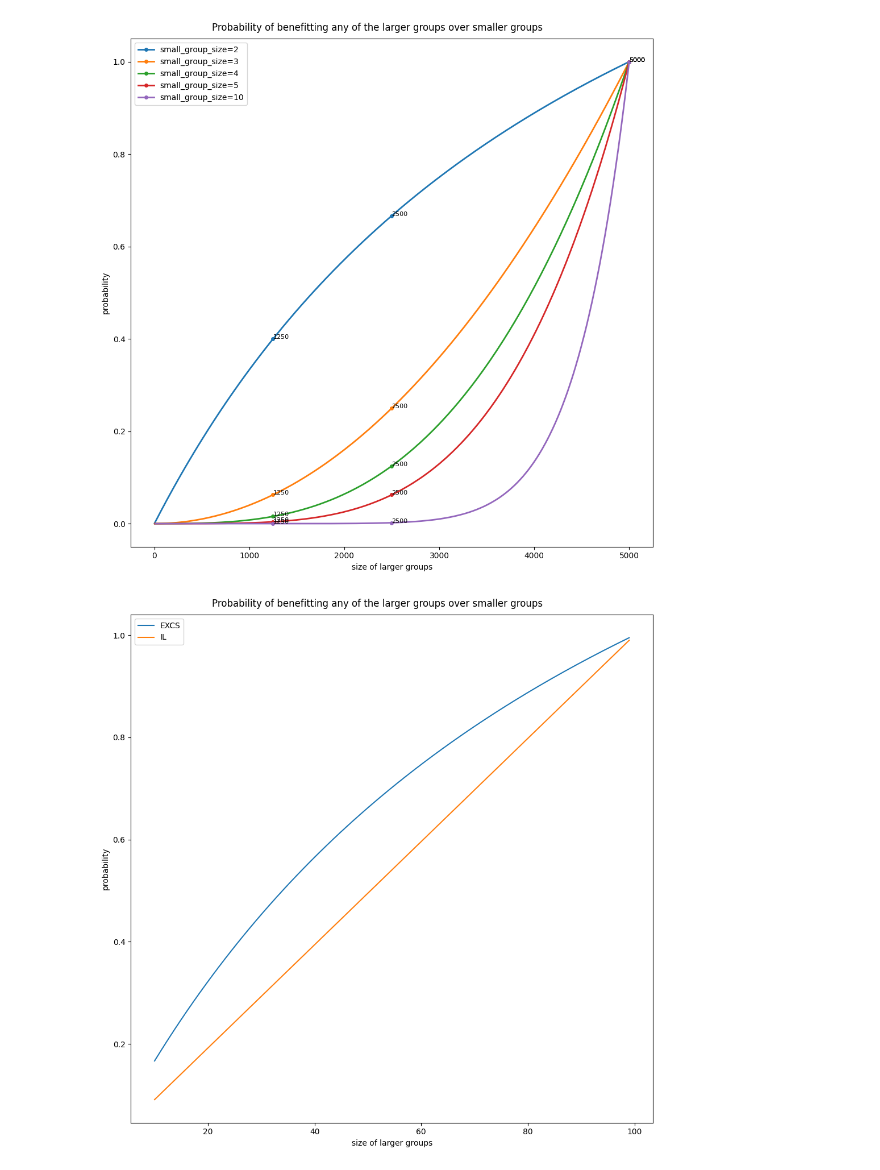
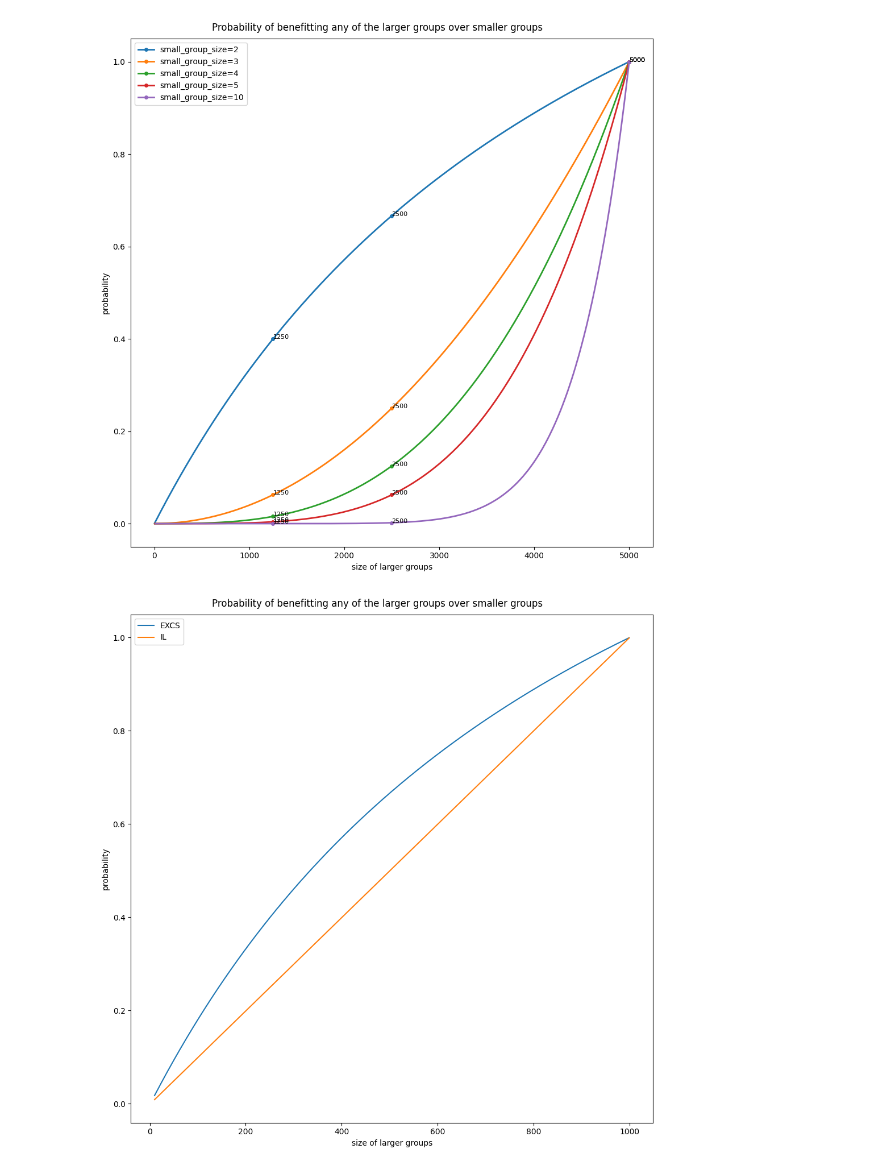
Before and after one commit to jpcars/lotteries, a Jupyter notebook: notebooks/create_plots.ipynb, the cells around one changed output. Saved outputs shown, nothing was run; the diff lists cells and outputs as text; code cells hidden in the pictures.

Commit message:
added vongs other example

```diff
--- a/notebooks/create_plots.ipynb
+++ b/notebooks/create_plots.ipynb
@@ -44,14 +44,14 @@ ax.legend();
 # %%
 fig, ax = plt.subplots(1,1,figsize=(10,10))
 fig.suptitle("Probability of benefitting any of the larger groups over smaller groups")
 ax.set_xlabel("size of larger groups")
 ax.set_ylabel("probability")
-claimants = 100
+claimants = 1000
 small_group_size = 2
 x = range(10,claimants)
-ax.plot(list(x), [probability(claimants, group_size_coarse=large_group_size, group_size_fine = small_group_size) for large_group_size in x], label=f"EXCS")
-ax.plot(list(x), [probability(claimants, group_size_coarse=large_group_size, group_size_fine = small_group_size, lottery='IL') for large_group_size in x], label=f"IL")
+ax.plot(list(x), [vong_example_1(claimants, group_size_coarse=large_group_size, group_size_fine = small_group_size) for large_group_size in x], label=f"EXCS")
+ax.plot(list(x), [vong_example_1(claimants, group_size_coarse=large_group_size, group_size_fine = small_group_size, lottery='IL') for large_group_size in x], label=f"IL")
 fig.tight_layout()
 ax.legend();
 # %% [output]
-[figure, old version]
+[figure, new version]
```
Also changed, not shown: parts of 1 cell of this notebook, 2 other files.
